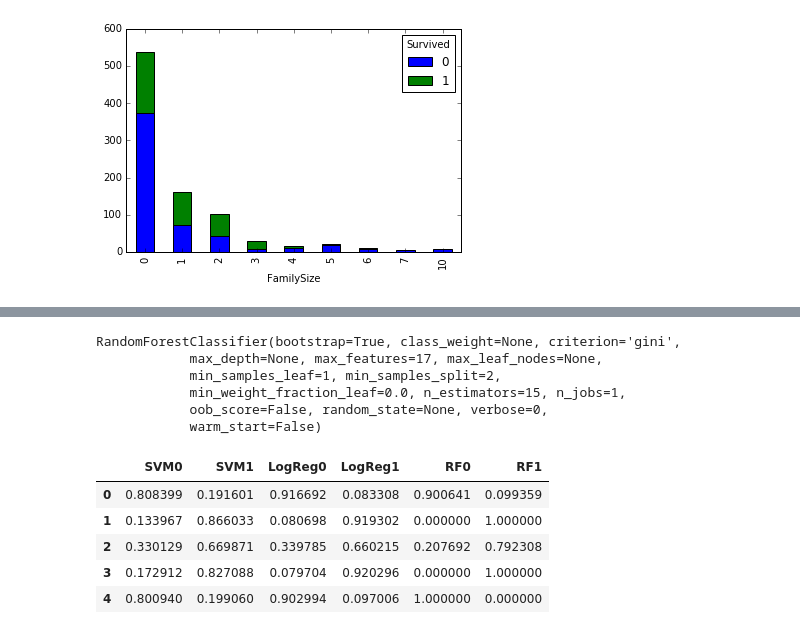
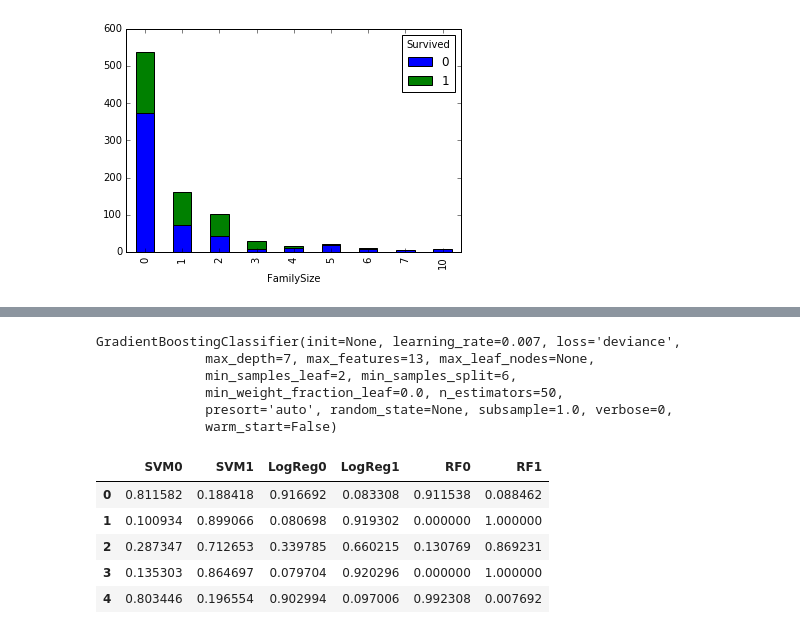
Before and after one commit to vadimnazarov/kaggle-titanic, a Jupyter notebook: titanic.ipynb, the cells around one changed output, grey strips where cells are left out. Cells and saved outputs as stored; diff of their text form; code cells hidden in the pictures.

```diff
--- a/titanic.ipynb
+++ b/titanic.ipynb
@@ -99,17 +103,21 @@ llama.set_family_size(train)
 llama.set_family_size(test)
 
 llama.set_title_column(train, test)
+train = train.drop("Title", 1)
+test = test.drop("Title", 1)
 
 # columns_to_drop = ['PassengerId', 'Name', 'Ticket', 'Cabin']
-columns_to_drop = ['PassengerId', 'Name', 'Ticket', 'Cabin', 'SibSp', 'Parch', 'Embarked']
-dummy_columns = ['Pclass', 'Sex']
+columns_to_drop = ['PassengerId', 'Name', 'Ticket', 'Cabin', 'SibSp', 'Parch']
+dummy_columns = ['Pclass', 'Sex', 'Embarked']
 train = llama.make_dummies(llama.drop_columns(train, columns_to_drop), dummy_columns)
 test = llama.make_dummies(llama.drop_columns(test, columns_to_drop), dummy_columns)
 
 llama.normalise(train, test, ['Fare', 'Age'])
 
 print(train.columns)
+print(len(train.columns))
 print(test.columns)
+print(len(test.columns))
 train.describe()
 train.head()
 # %% [output]
@@ -132,6 +143,6 @@ Index(['Age', 'Fare', 'FamilySize', 'Title', 'Title_1', 'Title_2', 'Title_3',
 # %%
 %matplotlib inline
-# train.insert(0, 'PassengerId', [x for x in range(len(train))])
+train.insert(0, 'PassengerId', [x for x in range(len(train))])
 train.pivot_table('PassengerId', 'FamilySize', 'Survived', 'count').plot(kind='bar', stacked=True)
 # %% [output]
 <matplotlib.axes._subplots.AxesSubplot at 0x...>
@@ -142,10 +153,12 @@ train.pivot_table('PassengerId', 'FamilySize', 'Survived', 'count').plot(kind='b
 #
 
 
+if "PassengerId" in train.columns:
+    train = train.drop("PassengerId", 1)
 train_y = train['Survived']
 train_X = train.drop('Survived', 1)
 
-train_shuf = StratifiedShuffleSplit(train_y, n_iter = 10, test_size = .2, random_state = 123)
+train_shuf = StratifiedShuffleSplit(train_y, n_iter = 5, test_size = .2, random_state = 123)
 # %%
 #
 # Classifiers
@@ -262,8 +324,13 @@ RandomForestClassifier(bootstrap=True, class_weight=None, criterion='gini',
 # Writing the output
 #
 
-clf = gs.best_estimator_
-# clf = clfs[-1]
+clf = GradientBoostingClassifier(init=None, learning_rate=0.007, loss='deviance',
+              max_depth=7, max_features=13, max_leaf_nodes=None,
+              min_samples_leaf=2, min_samples_split=6,
+              min_weight_fraction_leaf=0.0, n_estimators=100,
+              presort='auto', random_state=None, subsample=1.0, verbose=0,
+              warm_start=False)
+postfix = ".gb"
 print(clf)
 clf.fit(train_X, train_y)
 
@@ -272,14 +339,14 @@ clf.predict(test)
 result.insert(0, 'PassengerId', test_pid)
 result.insert(1, "Survived", clf.predict(test))
 
-result.to_csv("out.csv", index = False)
+result.to_csv("out" + postfix + ".csv", index = False)
 # %% [output]
-RandomForestClassifier(bootstrap=True, class_weight=None, criterion='gini',
-            max_depth=None, max_features=17, max_leaf_nodes=None,
-            min_samples_leaf=1, min_samples_split=2,
-            min_weight_fraction_leaf=0.0, n_estimators=15, n_jobs=1,
-            oob_score=False, random_state=None, verbose=0,
-            warm_start=False)
+GradientBoostingClassifier(init=None, learning_rate=0.007, loss='deviance',
+              max_depth=7, max_features=13, max_leaf_nodes=None,
+              min_samples_leaf=2, min_samples_split=6,
+              min_weight_fraction_leaf=0.0, n_estimators=50,
+              presort='auto', random_state=None, subsample=1.0, verbose=0,
+              warm_start=False)
 # %%
 #
 # Stacking
@@ -312,45 +379,45 @@ LogisticRegression(C=0.22387211385683412, class_weight=None, dual=False,
 '''
 model_logreg = LogisticRegression(C=0.22387211385683412, class_weight=None, dual=False,
           fit_intercept=True, intercept_scaling=1, max_iter=100,
-          multi_class='ovr', n_jobs=1, penalty='l2', random_state=None,
+          multi_class='ovr', n_jobs=N_JOBS, penalty='l2', random_state=None,
           solver='liblinear', tol=0.0001, verbose=0, warm_start=False)
 
 # Best RF
 '''
 RandomForestClassifier(bootstrap=True, class_weight=None, criterion='entropy',
             max_depth=None, max_features=3, max_leaf_nodes=None,
             min_samples_leaf=1, min_samples_split=2,
             min_weight_fraction_leaf=0.0, n_estimators=130, n_jobs=1,
             oob_score=False, random_state=None, verbose=0,
             warm_start=False)
 '''
 model_rf = RandomForestClassifier(bootstrap=True, class_weight=None, criterion='entropy',
             max_depth=None, max_features=3, max_leaf_nodes=None,
             min_samples_leaf=1, min_samples_split=2,
-            min_weight_fraction_leaf=0.0, n_estimators=130, n_jobs=1,
+            min_weight_fraction_leaf=0.0, n_estimators=130, n_jobs=N_JOBS,
             oob_score=False, random_state=None, verbose=0,
             warm_start=False)
 
 # Best GB
 model_gb = GradientBoostingClassifier(init=None, learning_rate=0.1, loss='deviance',
                                       max_depth=2, max_features=5, max_leaf_nodes=None,
                                       min_samples_leaf=1, min_samples_split=2, min_weight_fraction_leaf=0.0,
                                       n_estimators=50, presort='auto', random_state=None, subsample=1,
                                       verbose=0, warm_start=False)
 
 
 df = DataFrame()
 llama.insert_predictions(df, llama.stacking_model_predict(model_svm, train_X, train_y, train_X), 'SVM')
 llama.insert_predictions(df, llama.stacking_model_predict(model_logreg, train_X, train_y, train_X), 'LogReg')
 llama.insert_predictions(df, llama.stacking_model_predict(model_rf, train_X, train_y, train_X), 'RF')
 df.head()
 # %% [output]
 |  | SVM0 | SVM1 | LogReg0 | LogReg1 | RF0 | RF1 |
-| 0 | 0.808399 | 0.191601 | 0.916692 | 0.083308 | 0.900641 | 0.099359 |
-| 1 | 0.133967 | 0.866033 | 0.080698 | 0.919302 | 0.000000 | 1.000000 |
-| 2 | 0.330129 | 0.669871 | 0.339785 | 0.660215 | 0.207692 | 0.792308 |
-| 3 | 0.172912 | 0.827088 | 0.079704 | 0.920296 | 0.000000 | 1.000000 |
-| 4 | 0.800940 | 0.199060 | 0.902994 | 0.097006 | 1.000000 | 0.000000 |
+| 0 | 0.811582 | 0.188418 | 0.916692 | 0.083308 | 0.911538 | 0.088462 |
+| 1 | 0.100934 | 0.899066 | 0.080698 | 0.919302 | 0.000000 | 1.000000 |
+| 2 | 0.287347 | 0.712653 | 0.339785 | 0.660215 | 0.130769 | 0.869231 |
+| 3 | 0.135303 | 0.864697 | 0.079704 | 0.920296 | 0.000000 | 1.000000 |
+| 4 | 0.803446 | 0.196554 | 0.902994 | 0.097006 | 0.992308 | 0.007692 |
 # %%
 # parameters = {'C': 10.**numpy.arange(-1.4, -.9, .0001), 'penalty': ['l1']}
 # stack_model = linear_model.LogisticRegression()
```
Also changed, not shown: parts of 6 cells of this notebook.
